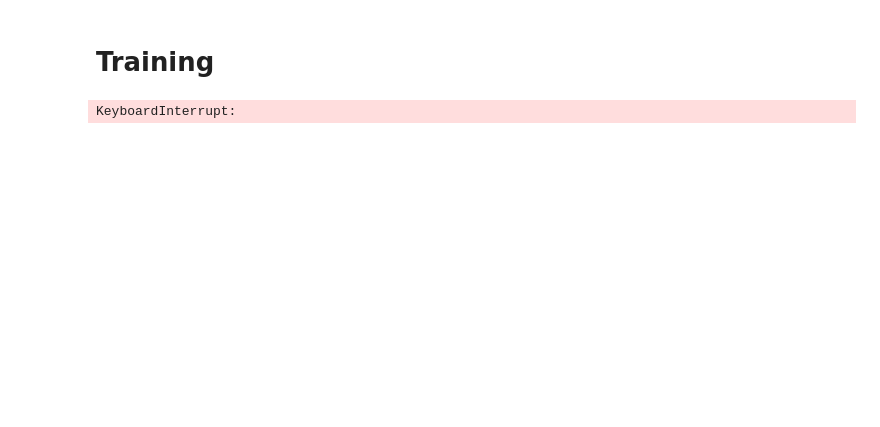
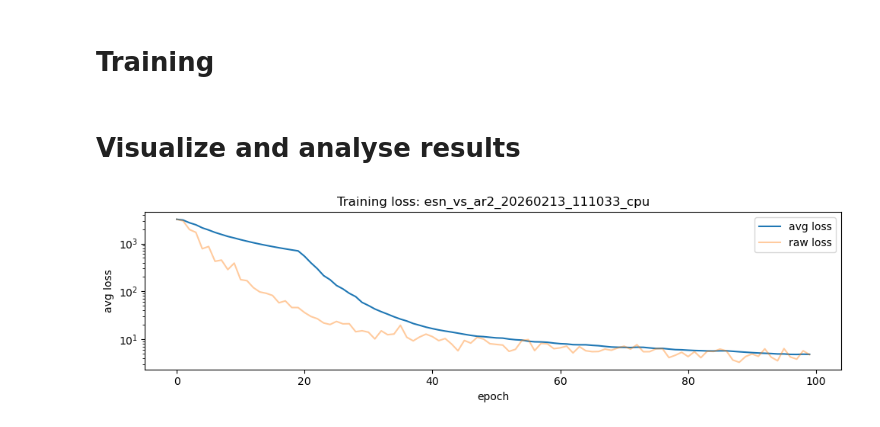
Before and after one commit to omersuder5/My_trial_space, a Jupyter notebook: example_training.ipynb, the cells around one changed output. Drawn from its saved outputs; the diff is of its cells as text; code cells hidden in the pictures; blank space fills up the shorter version.

```diff
--- a/example_training.ipynb
+++ b/example_training.ipynb
@@ -47,0 +50,12 @@ rbf_kernel = ksig_disc.kernels.RBFKernel(sigma=static_sigma)
+# %%
+# choose one:
+# kernel = sig_disc_kernel      # discretized signature kernel
+kernel = sig_pde_kernel        # pde signature kernel
+# kernel = rbf_kernel           # static kernel
+
+if "sig" in kernel.__class__.__name__.lower() or "volt" in kernel.__class__.__name__.lower():
+    kernel_mode = "sequential"
+else:
+    kernel_mode = "static"
+
+print(f"Using kernel: {kernel.__class__.__name__} with kernel mode: {kernel_mode}")
@@ -50,7 +66,7 @@ rbf_kernel = ksig_disc.kernels.RBFKernel(sigma=static_sigma)
 # %%
 # Generator and ESN details ----------------------
 T = 200 # length of time series
-N = 50  # number of samples
+N = 20  # number of samples
 d = 1   # dimension of time series
 p = 2   # AR order
 q = 0   # MA order
@@ -62,26 +78,5 @@ A = 0.9 * torch.randn(h, h) / (h ** 0.5) # ESN reservoir weight matrix
 C = torch.randn(h, m) / (m ** 0.5) # ESN input weight matrix
 
 # Define data generator and esn
-x_ar = ARMA(T=T, p=p, q=q, phi=phi, theta=theta)
+target_generator = ARMA(T=T, p=p, q=q, phi=phi, theta=theta)
 esn = ESNGenerator(A, C, out_dim=d, xi_scale=1.0, eta_scale=0.05)
-
-target_generator = x_ar
-
-# Kernel details --------------------------------
-# choose one:
-# kernel = sig_disc_kernel      # discretized signature kernel
-kernel = sig_pde_kernel        # pde signature kernel
-# kernel = rbf_kernel           # static kernel
-
-if kernel is rbf_kernel:
-    kernel_mode = "static"
-else:
-    kernel_mode = "sequential"
-
-lead_lag = False
-lags = 1
-
-# Training details ------------------------------
-epochs=2000
-batch_size=20
-lr=1e-3
@@ -88,28 +130,12 @@ lr=1e-3
 # %% [markdown]
 # Training
-# %%
-hist = train_ESN_MMD_mvp(
-    esn=esn,
-    kernel=kernel,
-    kernel_mode=kernel_mode,      # flatten (B,T,d)->(B,T*d) inside the trainer
-    T=T,
-    epochs=epochs,
-    batch_size=batch_size,
-    lr=lr,
-    lead_lag=lead_lag,
-    lags=lags,
-    target_generator=target_generator,     # <- oracle target, no dataloader
-    device=device,
-    dtype=dtype,
-)
-
-print("final loss:", hist["losses"][-1])
-plt.figure(figsize=(8, 4))
-plt.plot(hist["losses"])
-plt.title("Training Loss History")
-plt.xlabel("Epoch")
-plt.ylabel("Loss")
-plt.grid(True)
-plt.show()
-# %% [output]
-KeyboardInterrupt:
+# %%
+results = train_ESN_MMD(**kwargs)
+# %% [markdown]
+# Visualize and analyse results
+# %%
+losses = plot_loss_from_run(results, kwargs, overlay_raw=True, log_scale=True, overlay_lr = False, mark_best_and_drops=False)
+print(f"Final average loss: {losses['avg_losses'][-1]:.4f}")
+print(f"Final loss: {losses['losses'][-1]:.4f}")
+# %% [output]
+[figure, added]
```
Also changed, not shown: parts of 9 cells of this notebook, 16 other files.
